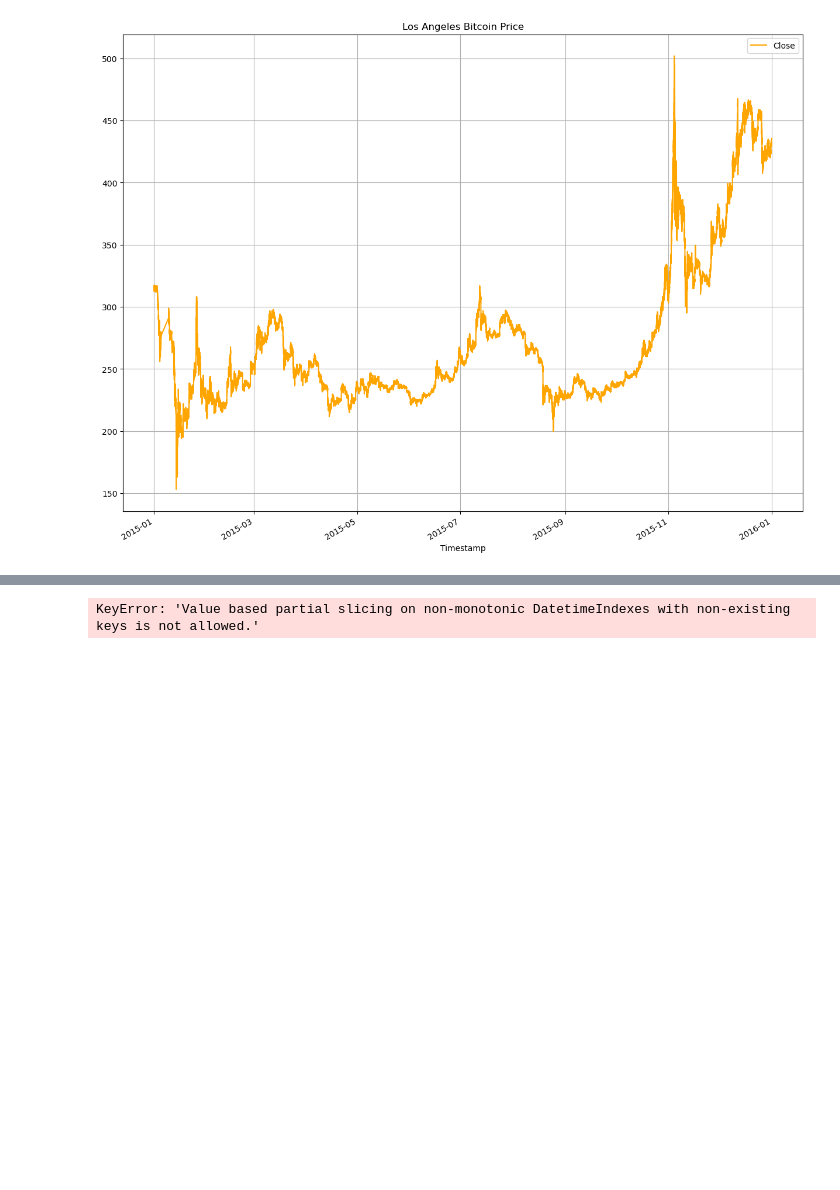
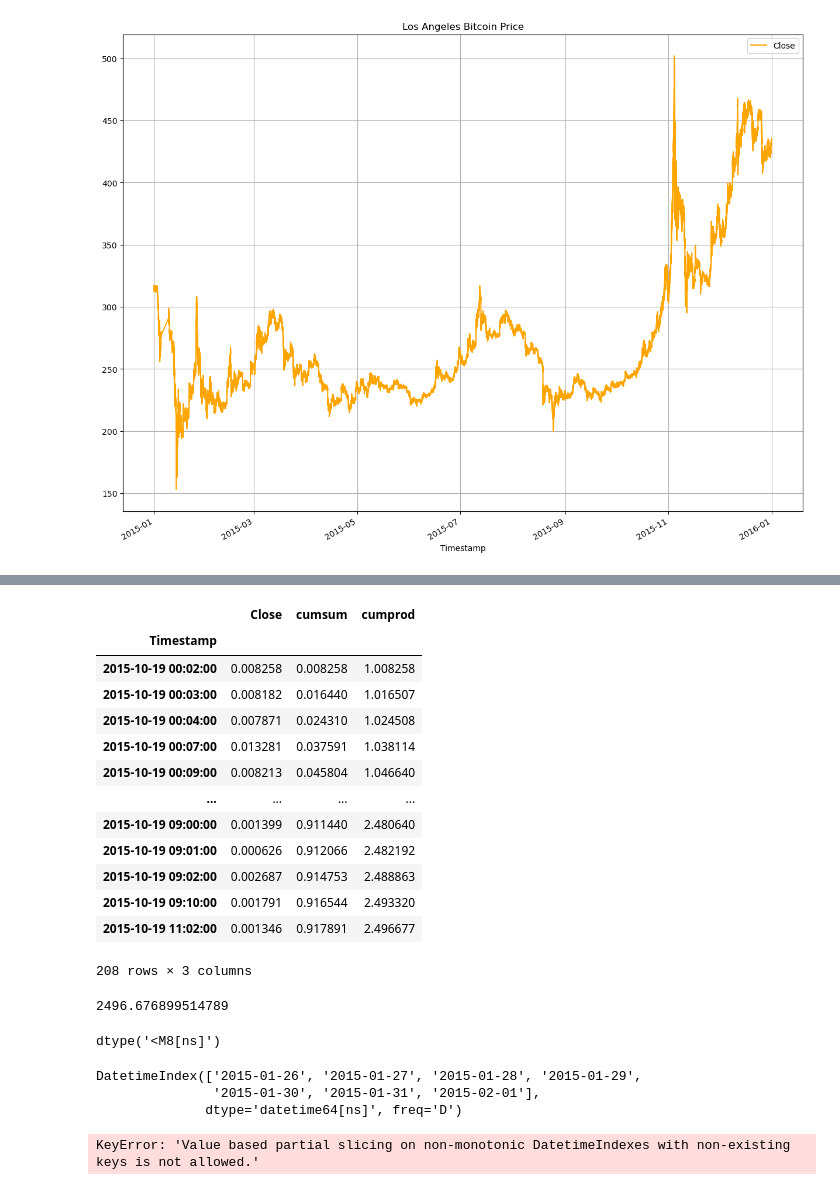
Before and after one commit to adisureka/Fintech, a Jupyter notebook: arbitrage.ipynb, the cells around one changed output, grey strips where cells are left out. Cells and saved outputs as stored; diff of their text form; code cells hidden in the pictures; blank space fills up the shorter version.

```diff
--- a/arbitrage.ipynb
+++ b/arbitrage.ipynb
@@ -109,0 +303,19 @@ dfl.plot(figsize=(15,12), title= "Los Angeles Bitcoin Price", grid= True, color
+# %%
+profit_after_comission["cumprod"] = (profit_after_comission["Close"] + 1).cumprod()
+# %%
+profit_after_comission
+# %% [output]
+|  | Close | cumsum | cumprod |
+| Timestamp |  |  |  |
+| 2015-10-19 00:02:00 | 0.008258 | 0.008258 | 1.008258 |
+| 2015-10-19 00:03:00 | 0.008182 | 0.016440 | 1.016507 |
+| 2015-10-19 00:04:00 | 0.007871 | 0.024310 | 1.024508 |
+| 2015-10-19 00:07:00 | 0.013281 | 0.037591 | 1.038114 |
+| 2015-10-19 00:09:00 | 0.008213 | 0.045804 | 1.046640 |
+| ... | ... | ... | ... |
+| 2015-10-19 09:00:00 | 0.001399 | 0.911440 | 2.480640 |
+| 2015-10-19 09:01:00 | 0.000626 | 0.912066 | 2.482192 |
+| 2015-10-19 09:02:00 | 0.002687 | 0.914753 | 2.488863 |
+| 2015-10-19 09:10:00 | 0.001791 | 0.916544 | 2.493320 |
+| 2015-10-19 11:02:00 | 0.001346 | 0.917891 | 2.496677 |
+208 rows × 3 columns
@@ -110 +324,16 @@ dfl.plot(figsize=(15,12), title= "Los Angeles Bitcoin Price", grid= True, color
+# %%
+# this is what you can make daily buying from LA and selling from Brazil including comission fees - typically done using pandas
+profit_after_comission.iloc[-1]["cumprod"] * invest
+# %% [output]
+2496.676899514789
+# %%
+dfb.index.dtype
+# %% [output]
+dtype('<M8[ns]')
+# %%
+pd.date_range("2015-01-26", "2015-02-01")
+# %% [output]
+DatetimeIndex(['2015-01-26', '2015-01-27', '2015-01-28', '2015-01-29',
+               '2015-01-30', '2015-01-31', '2015-02-01'],
+              dtype='datetime64[ns]', freq='D')
 # %%
```
Also changed, not shown: parts of 25 cells of this notebook.
